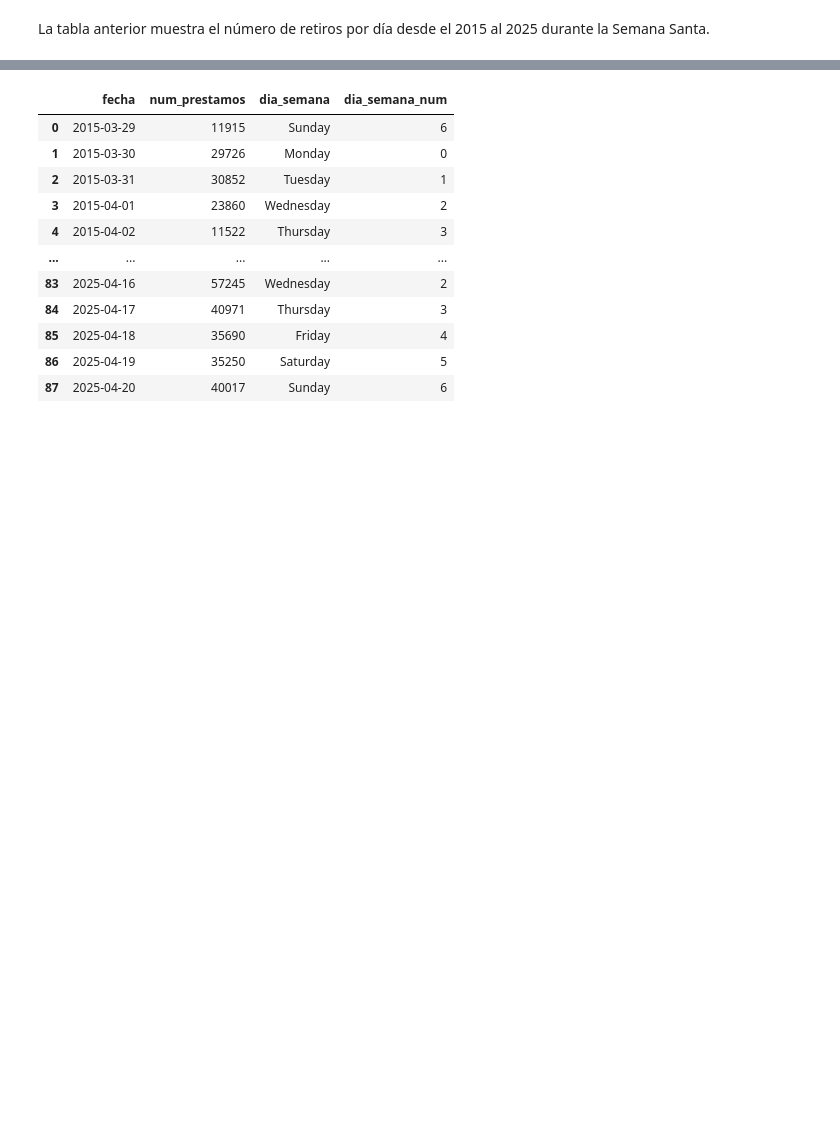
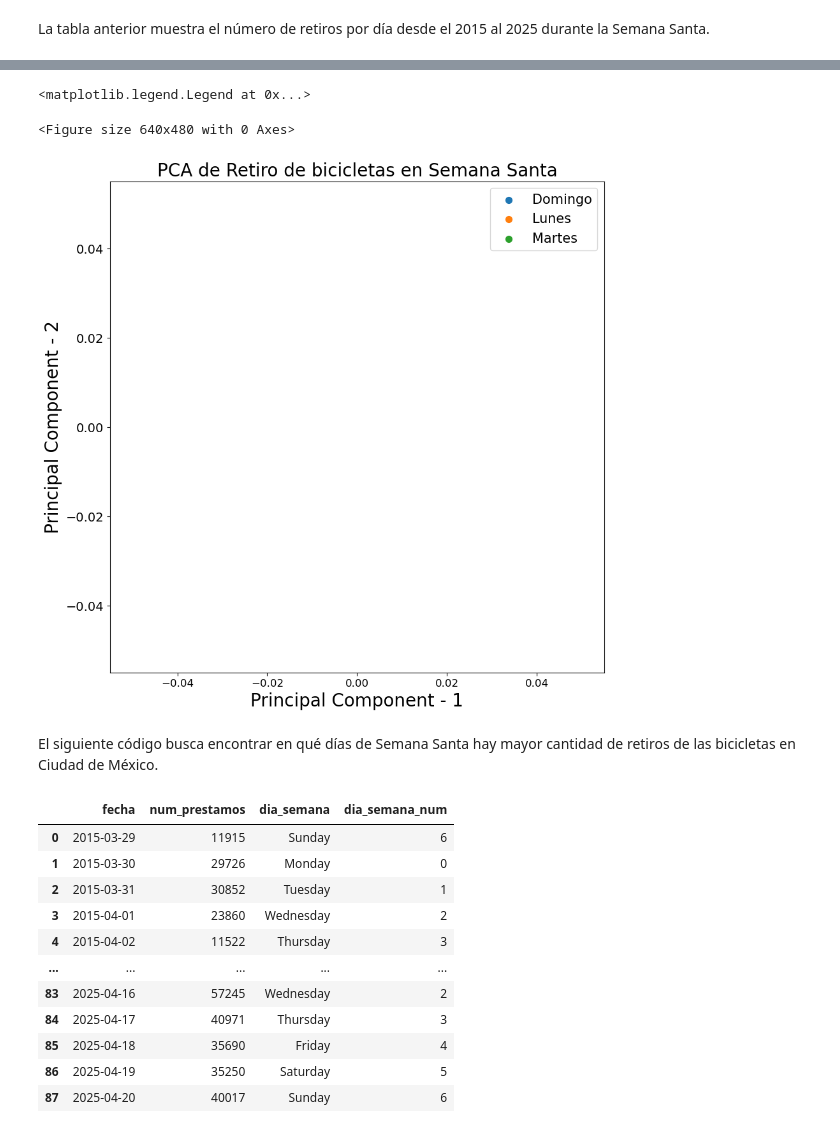
Before and after one commit to Ari-Castellanos/Proyecto-1-Seminario-2, a Jupyter notebook: DiaMayorRetiro.ipynb, the cells around one changed output, grey strips where cells are left out. Cells and saved outputs as stored; diff of their text form; code cells hidden in the pictures; blank space fills up the shorter version.

```diff
--- a/DiaMayorRetiro.ipynb
+++ b/DiaMayorRetiro.ipynb
@@ -145,3 +182,31 @@ La tabla anterior muestra el número de retiros por día desde el 2015 al 2025 d
+# %%
+from sklearn.decomposition import PCA
+pca_dates = PCA(n_components=2)
+PCA_bikedates = pca_dates.fit_transform(x)
+# %%
+dfPCA = pd.DataFrame(data = PCA_bikedates, columns = ['pc1', 'pc2'])
+# %%
+plt.figure()
+plt.figure(figsize=(10,10))
+plt.xticks(fontsize=12)
+plt.yticks(fontsize=14)
+plt.xlabel('Principal Component - 1',fontsize=20)
+plt.ylabel('Principal Component - 2',fontsize=20)
+plt.title("PCA de Retiro de bicicletas en Semana Santa",fontsize=20)
+targets = ['Domingo','Lunes','Martes','Miercoles','Jueves','Viernes','Sabado']
+colors = ['r', 'g', 'b']
+for target,colors in zip(targets, colors):
+    indicesToKeep = df1['dia_semana_num'] == target
+    plt.scatter(dfPCA.loc[indicesToKeep, 'pc1']
+               , dfPCA.loc[indicesToKeep, 'pc2'], s = 50)
+
+plt.legend(targets,prop={'size': 15})
+# %% [output]
+<matplotlib.legend.Legend at 0x...>
+<Figure size 640x480 with 0 Axes>
+[figure, added]
+# %% [markdown]
+El siguiente código busca encontrar en qué días de Semana Santa hay mayor cantidad de retiros de las bicicletas en Ciudad de México.
 # %%
 df = df.copy()
 
```
Also changed, not shown: parts of 9 cells of this notebook.
